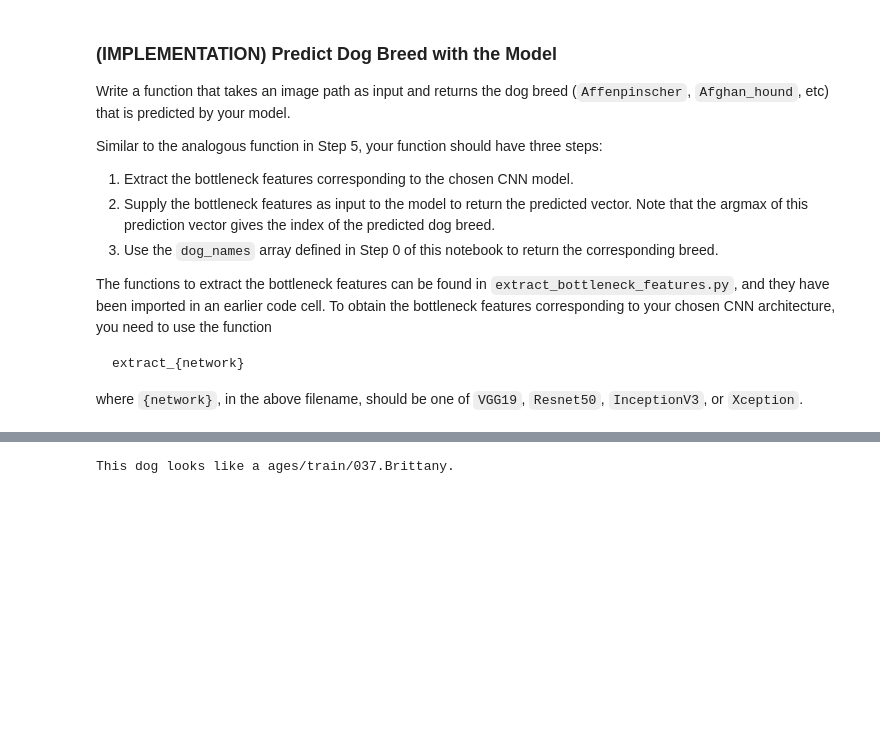
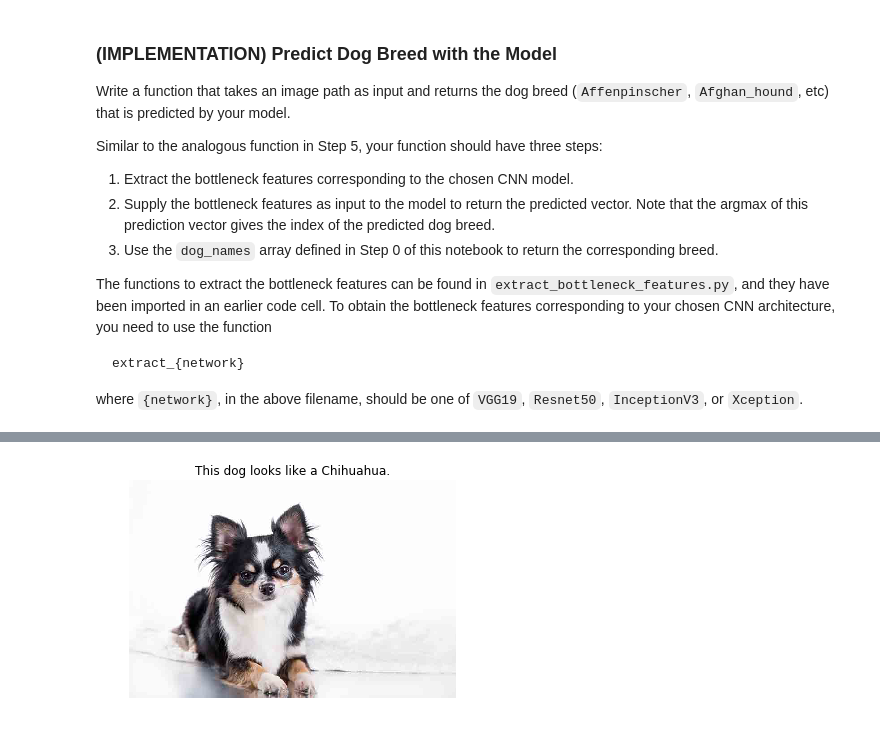
Before and after one commit to swang13/dog-breeds-classification, a Jupyter notebook: dog_app.ipynb, the cells around one changed output, grey strips where cells are left out. Cells and saved outputs as stored; diff of their text form; code cells hidden in the pictures; blank space fills up the shorter version.

```diff
--- a/dog_app.ipynb
+++ b/dog_app.ipynb
@@ -781,4 +799,4 @@ This dog looks like a ages/train/096.Labrador_retriever.
 # %%
-dog_breed_pred('images/Brittany_02625.jpg')
+pred_show_breed('images/Chihuahua.jpg')
 # %% [output]
-This dog looks like a ages/train/037.Brittany.
+[figure, added]
```
Also changed, not shown: parts of 18 cells of this notebook, 6 other files.
